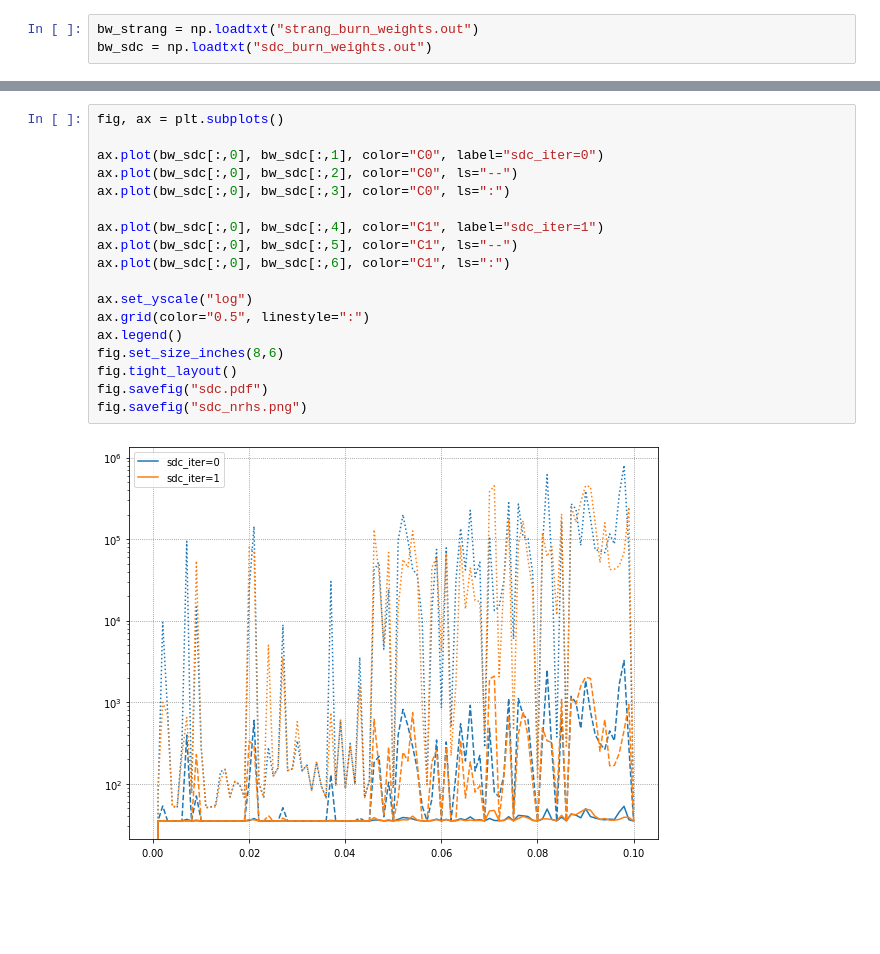
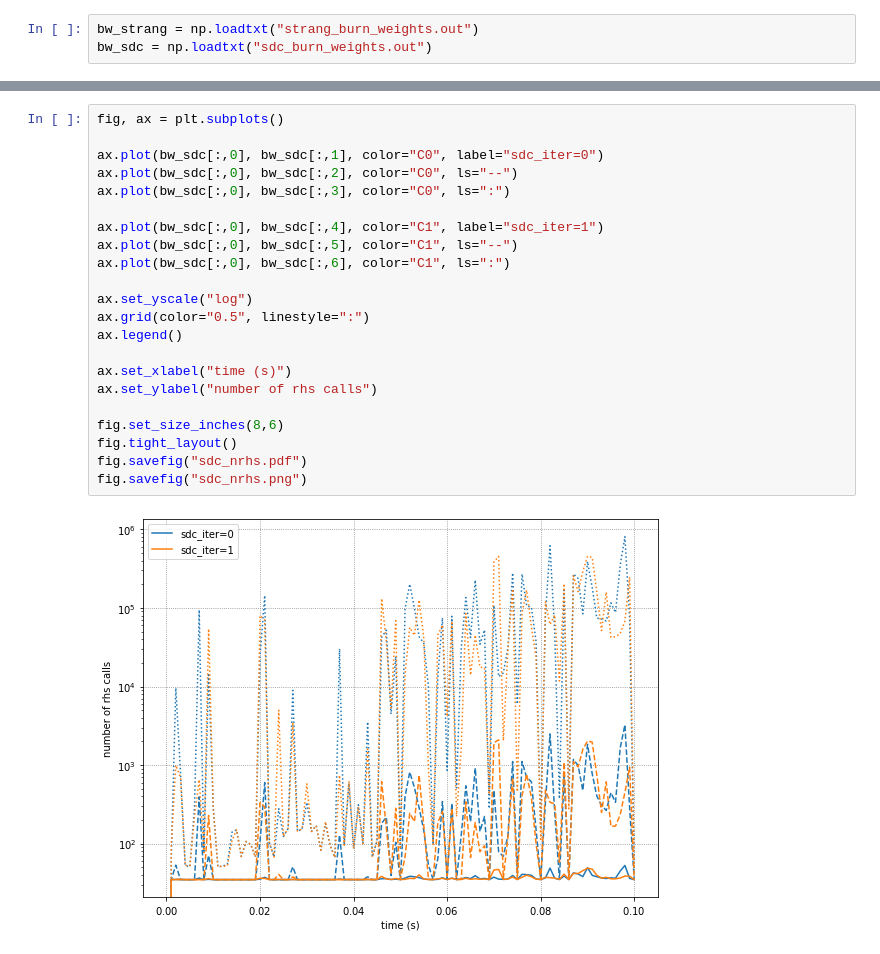
Before and after one commit to sbu-cafe/papers, a Jupyter notebook: simplified_sdc_intro/data/rhs_plot/nrhs_comparison.ipynb, the cells around one changed output, grey strips where cells are left out. Saved outputs shown, nothing was run; the diff lists cells and outputs as text; blank space fills up the shorter version.

```diff
--- a/simplified_sdc_intro/data/rhs_plot/nrhs_comparison.ipynb
+++ b/simplified_sdc_intro/data/rhs_plot/nrhs_comparison.ipynb
@@ -166,20 +168,24 @@ fig.savefig("strang_nrhs.png")
 # %%
 fig, ax = plt.subplots()
 
 ax.plot(bw_sdc[:,0], bw_sdc[:,1], color="C0", label="sdc_iter=0")
 ax.plot(bw_sdc[:,0], bw_sdc[:,2], color="C0", ls="--")
 ax.plot(bw_sdc[:,0], bw_sdc[:,3], color="C0", ls=":")
 
 ax.plot(bw_sdc[:,0], bw_sdc[:,4], color="C1", label="sdc_iter=1")
 ax.plot(bw_sdc[:,0], bw_sdc[:,5], color="C1", ls="--")
 ax.plot(bw_sdc[:,0], bw_sdc[:,6], color="C1", ls=":")
 
 ax.set_yscale("log")
 ax.grid(color="0.5", linestyle=":")
 ax.legend()
+
+ax.set_xlabel("time (s)")
+ax.set_ylabel("number of rhs calls")
+
 fig.set_size_inches(8,6)
 fig.tight_layout()
-fig.savefig("sdc.pdf")
+fig.savefig("sdc_nrhs.pdf")
 fig.savefig("sdc_nrhs.png")
 # %% [output]
-[figure, old version]
+[figure, new version]
```
Also changed, not shown: parts of 4 cells of this notebook.
